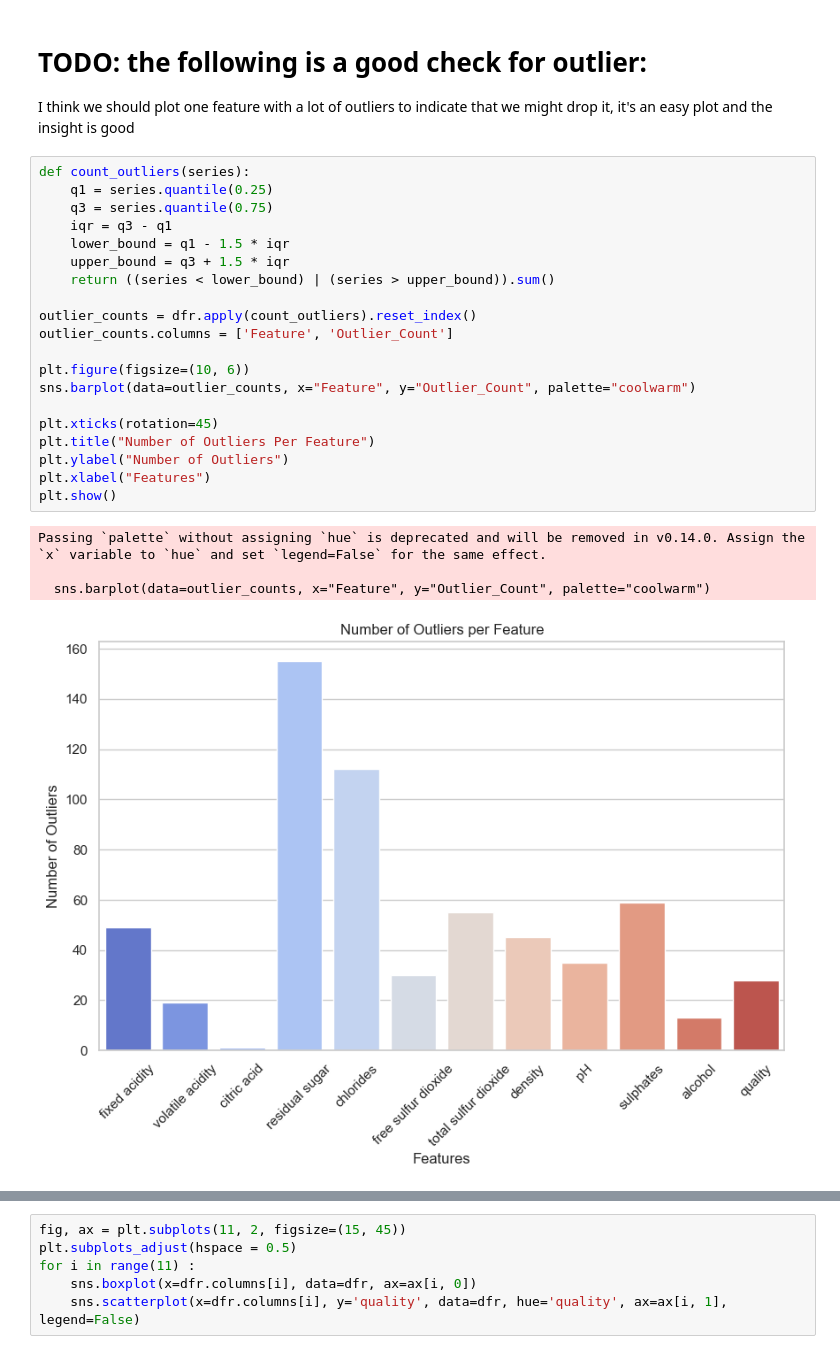
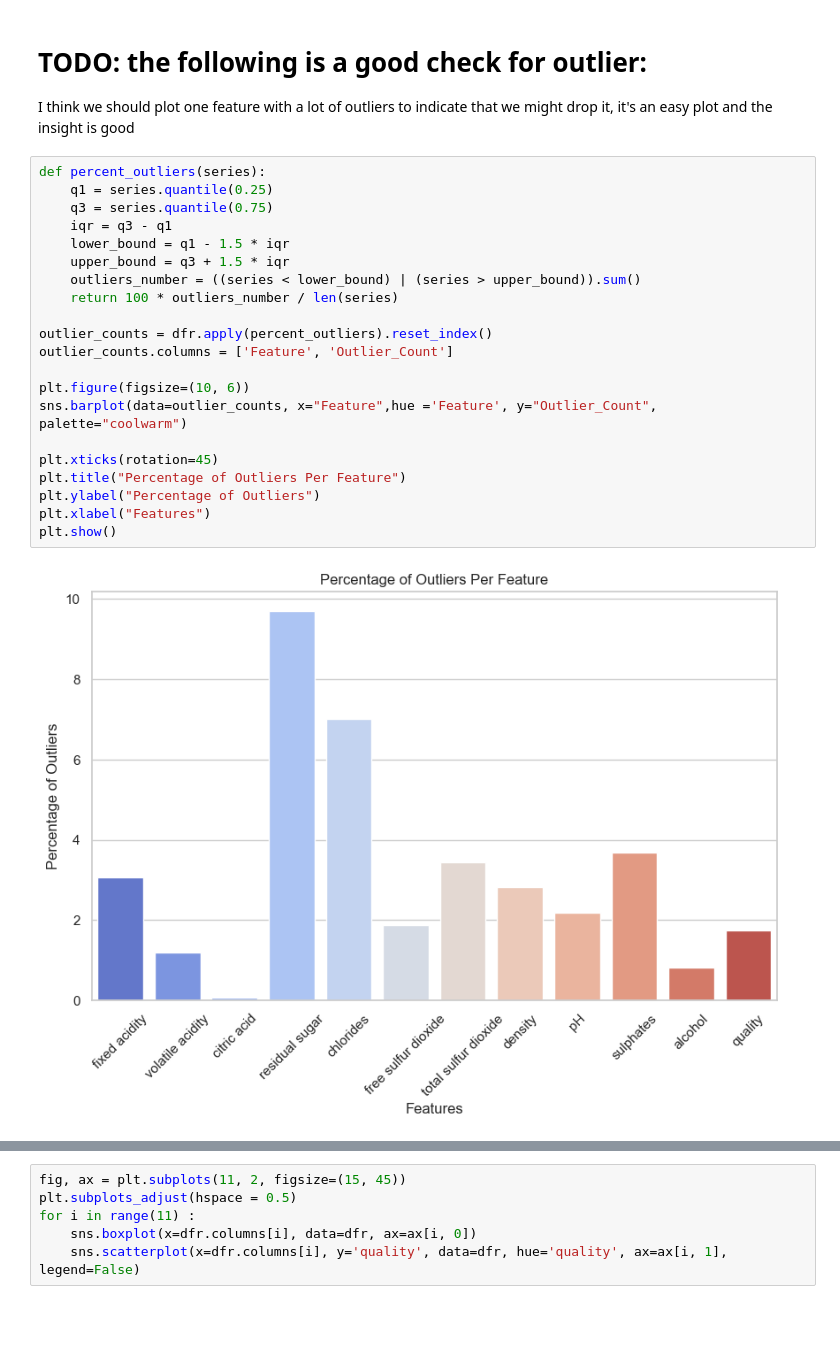
Before and after one commit to airbagdeer/tabular-ds-project, a Jupyter notebook: EX1.ipynb, the cells around one changed output, grey strips where cells are left out. Drawn from its saved outputs; the diff is of its cells as text; blank space fills up the shorter version.

Commit message:
Added Outliers Plots

```diff
--- a/EX1.ipynb
+++ b/EX1.ipynb
@@ -405,27 +405,25 @@ plt.show()
 I think we should plot one feature with a lot of outliers to indicate that we might drop it,
 it's an easy plot and the insight is good
 # %%
-def count_outliers(series):
+def percent_outliers(series):
     q1 = series.quantile(0.25)
     q3 = series.quantile(0.75)
     iqr = q3 - q1
     lower_bound = q1 - 1.5 * iqr
     upper_bound = q3 + 1.5 * iqr
-    return ((series < lower_bound) | (series > upper_bound)).sum()
+    outliers_number = ((series < lower_bound) | (series > upper_bound)).sum()
+    return 100 * outliers_number / len(series)
 
-outlier_counts = dfr.apply(count_outliers).reset_index()
+outlier_counts = dfr.apply(percent_outliers).reset_index()
 outlier_counts.columns = ['Feature', 'Outlier_Count']
 
 plt.figure(figsize=(10, 6))
-sns.barplot(data=outlier_counts, x="Feature", y="Outlier_Count", palette="coolwarm")
+sns.barplot(data=outlier_counts, x="Feature",hue ='Feature', y="Outlier_Count", palette="coolwarm")
 
 plt.xticks(rotation=45)
-plt.title("Number of Outliers Per Feature")
-plt.ylabel("Number of Outliers")
+plt.title("Percentage of Outliers Per Feature")
+plt.ylabel("Percentage of Outliers")
 plt.xlabel("Features")
 plt.show()
 # %% [output]
-Passing `palette` without assigning `hue` is deprecated and will be removed in v0.14.0. Assign the `x` variable to `hue` and set `legend=False` for the same effect.
-
-  sns.barplot(data=outlier_counts, x="Feature", y="Outlier_Count", palette="coolwarm")
-[figure, old version]
+[figure, new version]
```
Also changed, not shown: parts of 4 cells of this notebook.
